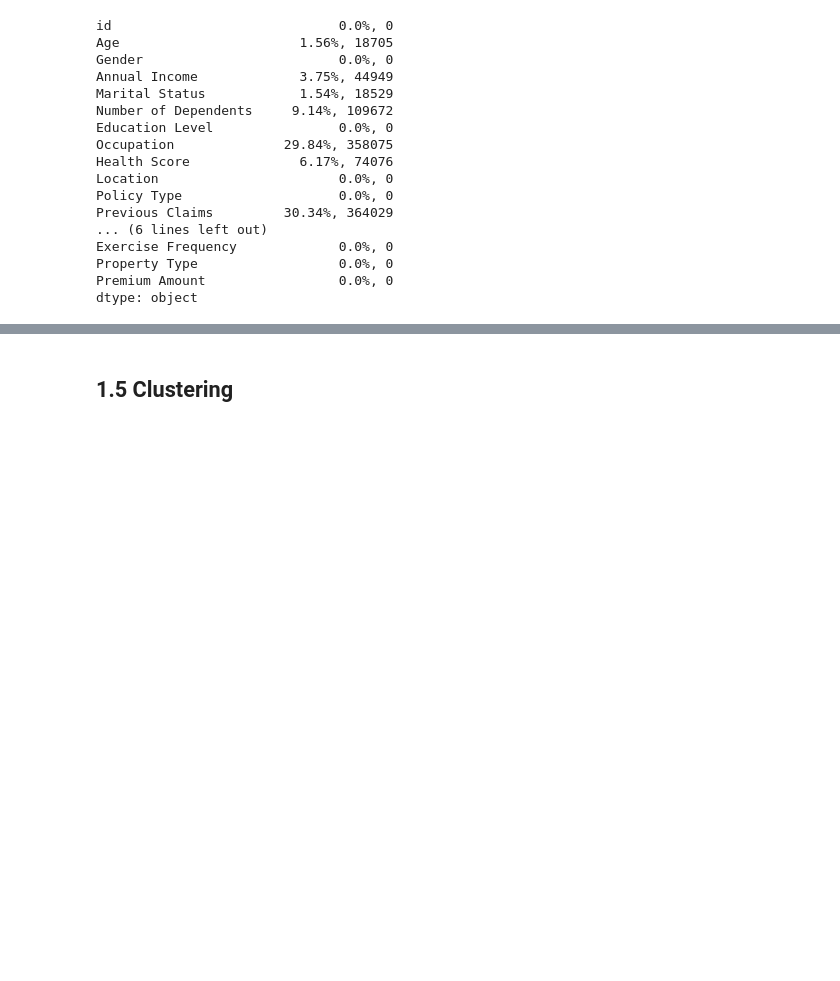
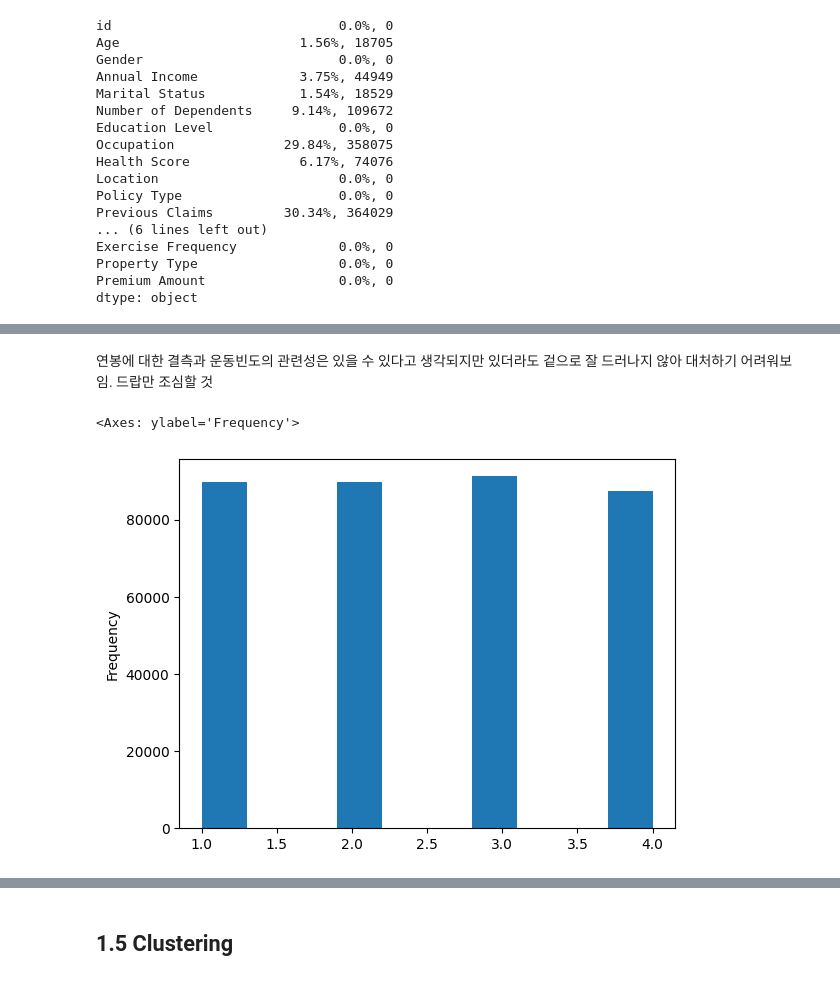
Before and after one commit to snaiws/kaggle, a Jupyter notebook: src/projects/Regression_with_an_Insurance_Dataset/EDA2.ipynb, the cells around one changed output, grey strips where cells are left out. Saved outputs shown, nothing was run; the diff lists cells and outputs as text; code cells hidden in the pictures; blank space fills up the shorter version.

```diff
--- a/src/projects/Regression_with_an_Insurance_Dataset/EDA2.ipynb
+++ b/src/projects/Regression_with_an_Insurance_Dataset/EDA2.ipynb
@@ -728,0 +1009,7 @@ dtype: object
+# %% [markdown]
+연봉에 대한 결측과 운동빈도의 관련성은 있을 수 있다고 생각되지만 있더라도 겉으로 잘 드러나지 않아 대처하기 어려워보임. 드랍만 조심할 것
+# %%
+catmv[catmv["Occupation_mv"] == 1]["Exercise Frequency"].plot(kind="hist")
+# %% [output]
+<Axes: ylabel='Frequency'>
+[figure, added]
```
Also changed, not shown: parts of 62 cells of this notebook, 1 other file.
